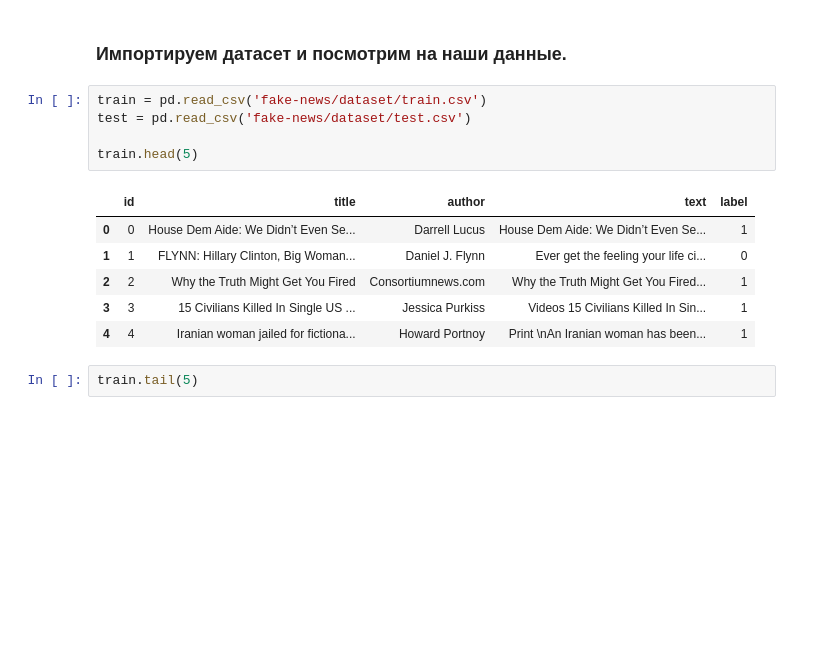
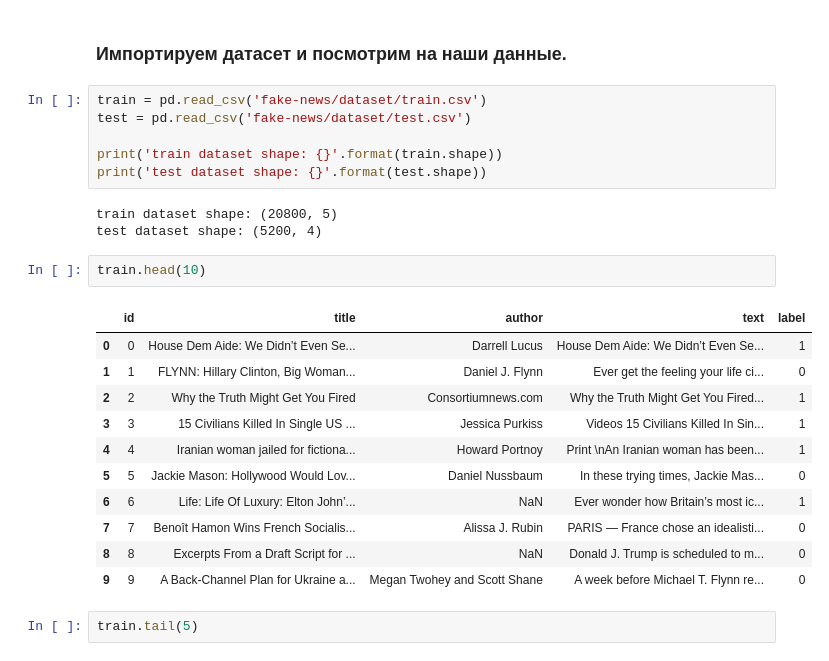
Before and after one commit to klyambda/fake-news, a Jupyter notebook: FN_Classification.ipynb, the cells around one changed output. Saved outputs shown, nothing was run; the diff lists cells and outputs as text; blank space fills up the shorter version.

```diff
--- a/FN_Classification.ipynb
+++ b/FN_Classification.ipynb
@@ -22,14 +17,25 @@ Unpacking objects: 100% (26/26), done.
 train = pd.read_csv('fake-news/dataset/train.csv')
 test = pd.read_csv('fake-news/dataset/test.csv')
 
-train.head(5)
+print('train dataset shape: {}'.format(train.shape))
+print('test dataset shape: {}'.format(test.shape))
 # %% [output]
-|  | id | title | author | text | label |
-| 0 | 0 | House Dem Aide: We Didn’t Even Se... | Darrell Lucus | House Dem Aide: We Didn’t Even Se... | 1 |
-| 1 | 1 | FLYNN: Hillary Clinton, Big Woman... | Daniel J. Flynn | Ever get the feeling your life ci... | 0 |
-| 2 | 2 | Why the Truth Might Get You Fired | Consortiumnews.com | Why the Truth Might Get You Fired... | 1 |
-| 3 | 3 | 15 Civilians Killed In Single US ... | Jessica Purkiss | Videos 15 Civilians Killed In Sin... | 1 |
-| 4 | 4 | Iranian woman jailed for fictiona... | Howard Portnoy | Print \nAn Iranian woman has been... | 1 |
+train dataset shape: (20800, 5)
+test dataset shape: (5200, 4)
+# %%
+train.head(10)
+# %% [output]
+|  | id | title | author | text | label |
+| 0 | 0 | House Dem Aide: We Didn’t Even Se... | Darrell Lucus | House Dem Aide: We Didn’t Even Se... | 1 |
+| 1 | 1 | FLYNN: Hillary Clinton, Big Woman... | Daniel J. Flynn | Ever get the feeling your life ci... | 0 |
+| 2 | 2 | Why the Truth Might Get You Fired | Consortiumnews.com | Why the Truth Might Get You Fired... | 1 |
+| 3 | 3 | 15 Civilians Killed In Single US ... | Jessica Purkiss | Videos 15 Civilians Killed In Sin... | 1 |
+| 4 | 4 | Iranian woman jailed for fictiona... | Howard Portnoy | Print \nAn Iranian woman has been... | 1 |
+| 5 | 5 | Jackie Mason: Hollywood Would Lov... | Daniel Nussbaum | In these trying times, Jackie Mas... | 0 |
+| 6 | 6 | Life: Life Of Luxury: Elton John’... | NaN | Ever wonder how Britain’s most ic... | 1 |
+| 7 | 7 | Benoît Hamon Wins French Socialis... | Alissa J. Rubin | PARIS — France chose an idealisti... | 0 |
+| 8 | 8 | Excerpts From a Draft Script for ... | NaN | Donald J. Trump is scheduled to m... | 0 |
+| 9 | 9 | A Back-Channel Plan for Ukraine a... | Megan Twohey and Scott Shane | A week before Michael T. Flynn re... | 0 |
 # %%
 train.tail(5)
 # %% [output]
```
Also changed, not shown: parts of 30 cells of this notebook.
